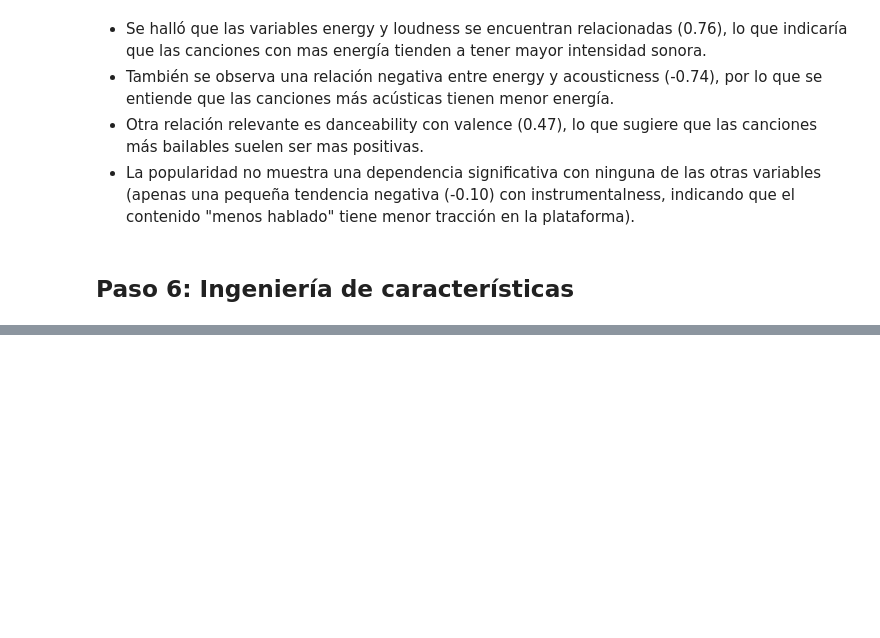
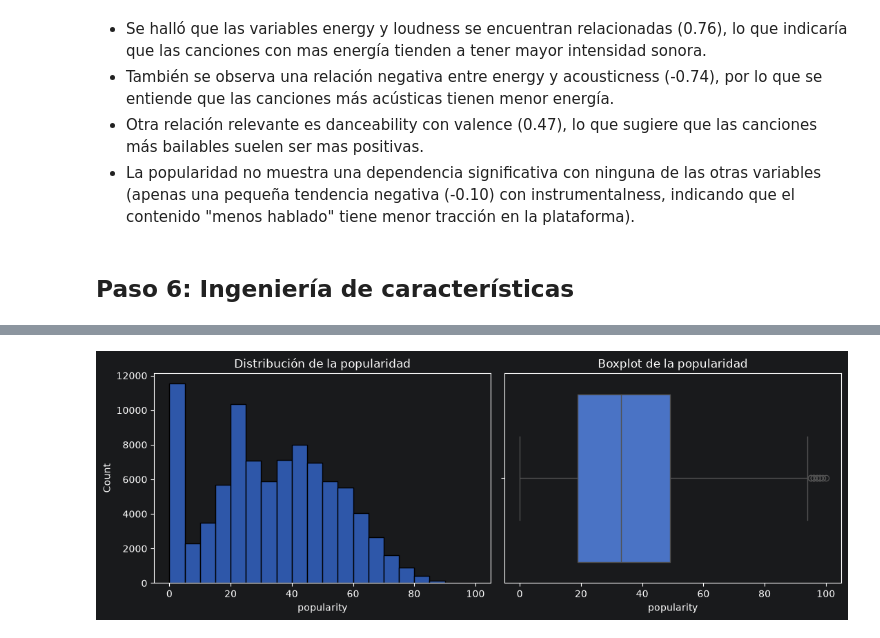
Before and after one commit to ArthurMartinezUcu/Ucu_diploma_python, a Jupyter notebook: notebooks/notebook.ipynb, the cells around one changed output, grey strips where cells are left out. Saved outputs shown, nothing was run; the diff lists cells and outputs as text; code cells hidden in the pictures; blank space fills up the shorter version.

```diff
--- a/notebooks/notebook.ipynb
+++ b/notebooks/notebook.ipynb
@@ -227,0 +368,22 @@ plt.show()
+# %%
+fig, axes = plt.subplots(1, 2, figsize=(11, 4))
+
+sns.histplot(
+    data=df_clean,
+    x="popularity",
+    bins=20,
+    ax=axes[0]
+)
+axes[0].set_title("Distribución de la popularidad")
+
+sns.boxplot(
+    data=df_clean,
+    x="popularity",
+    ax=axes[1]
+)
+axes[1].set_title("Boxplot de la popularidad")
+
+plt.tight_layout()
+plt.show()
+# %% [output]
+[figure, added]
```
Also changed, not shown: parts of 41 cells of this notebook, 1 other file.
